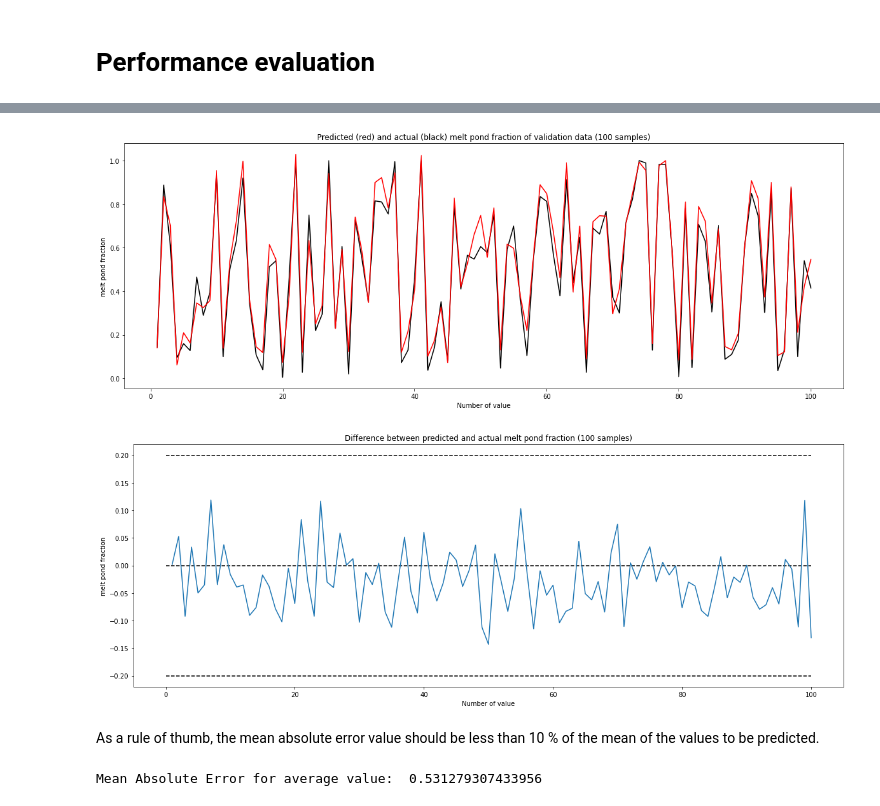
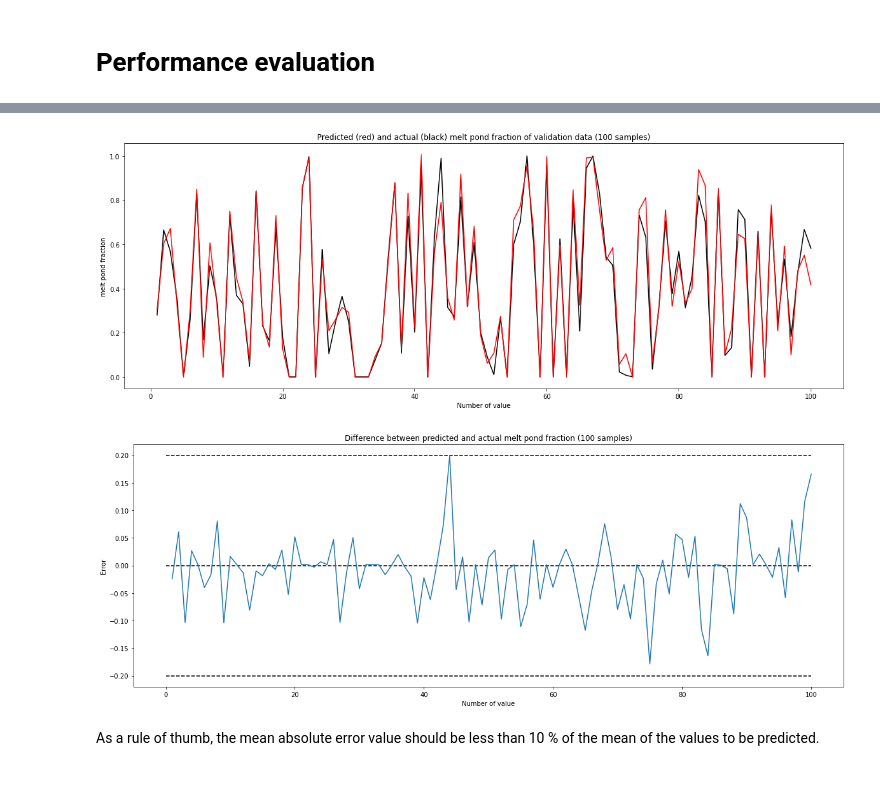
Before and after one commit to Chaosbit/opencampus_tf_melt_pond_detection, a Jupyter notebook: final_presentation.ipynb, the cells around one changed output, grey strips where cells are left out. Drawn from its saved outputs; the diff is of its cells as text; code cells hidden in the pictures.

```diff
--- a/final_presentation.ipynb
+++ b/final_presentation.ipynb
@@ -87,0 +55,8 @@ data.head()
+# %%
+# import data
+data = pd.read_csv(r"/content/drive/MyDrive/Machine_Learning_TF/data/20200707_0perOL_v4.csv")
+open_lead = pd.read_csv(r"/content/drive/MyDrive/Machine_Learning_TF/data/20200707_open_lead_points_v3.csv")
+edge_pixels = pd.read_csv(r"/content/drive/MyDrive/Machine_Learning_TF/data/edge_pixels_20200707_more_feats_v2.csv")
+
+# show me header of data
+data.head()
@@ -189,8 +212,8 @@ model = tf.keras.Sequential([
 ])
 
 # compile model
-model.compile(optimizer = tf.keras.optimizers.Adam(), loss = 'mean_absolute_error', metrics = ['mean_absolute_error','mean_absolute_percentage_error'])
+model.compile(optimizer = tf.keras.optimizers.Adam(), loss = 'mean_absolute_error', metrics = ['mean_absolute_error'])
 
 # fit model
-history = model.fit(X_train, y_train, epochs = 15, validation_split = 0.1)
+history = model.fit(X_train, y_train, epochs = 70, validation_split = 0.1)
 # %% [output]
@@ -253,7 +276,7 @@ plt.figure(figsize = (20, 7))
 plt.plot(df_plot['x_list'], df_plot['y_test'] - df_plot['y_pred'])
 plt.title('Difference between predicted and actual melt pond fraction (100 samples)')
 plt.xlabel('Number of value')
-plt.ylabel('melt pond fraction')
+plt.ylabel('Error')
 plt.hlines([0.2, 0, -0.2], xmin = 0, xmax = 100, linestyles = 'dashed')
 plt.show()
 # %% [output]
@@ -261,12 +284,4 @@ plt.show()
-[figure, old version]
+[figure, new version]
-[figure, old version]
+[figure, new version]
 # %% [markdown]
 As a rule of thumb, the mean absolute error value should be less than 10 % of the mean of the values to be predicted.
-# %%
-# mean
-mean = np.mean(X_test)
-mean_array = np.full(len(y_test), mean)
-mae_mean = metrics.mean_absolute_error(y_test, mean_array)
-print('Mean Absolute Error for average value: ',mae_mean)
-# %% [output]
-Mean Absolute Error for average value:  0.531279307433956
```
Also changed, not shown: parts of 16 cells of this notebook.
